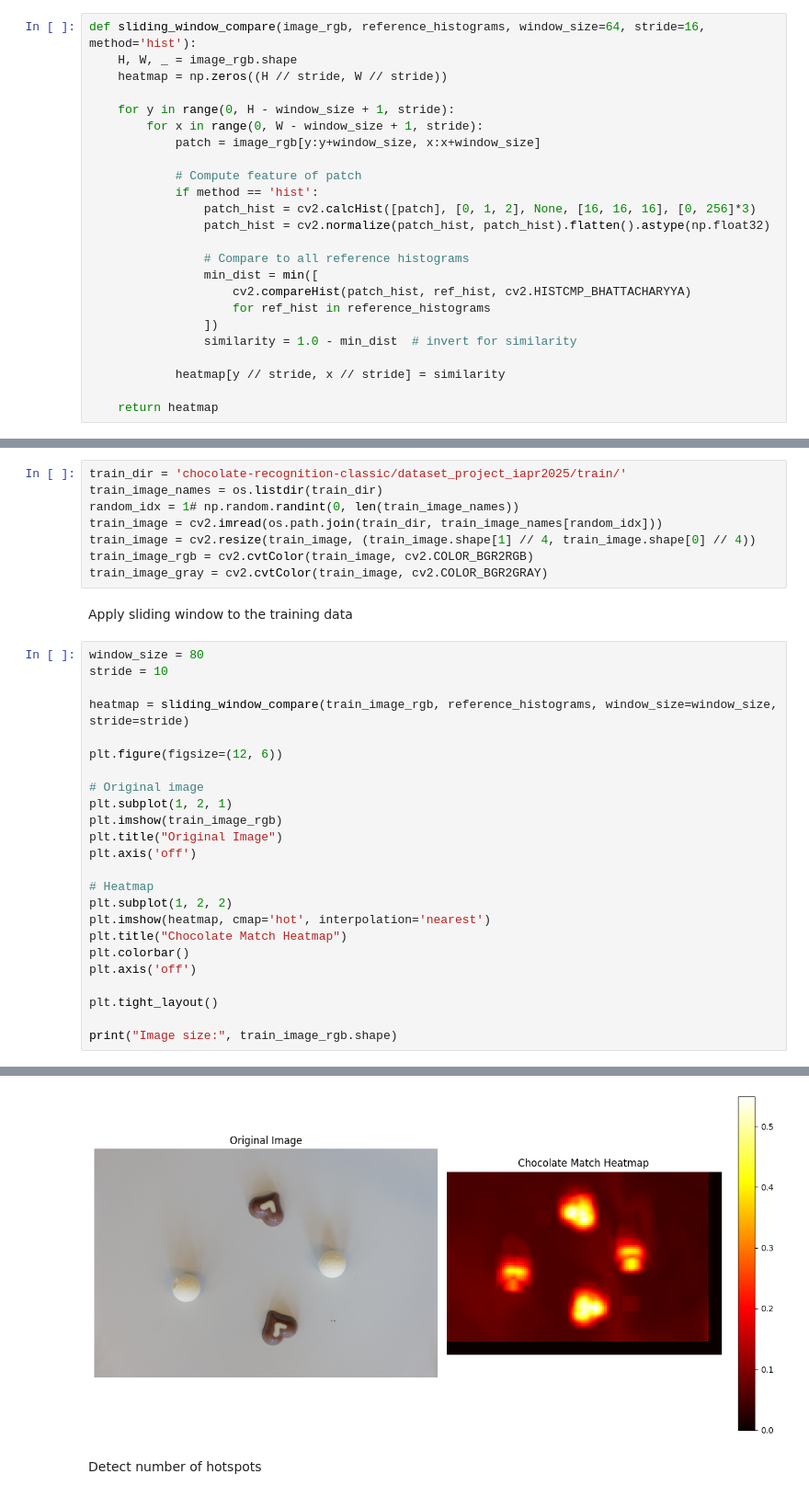
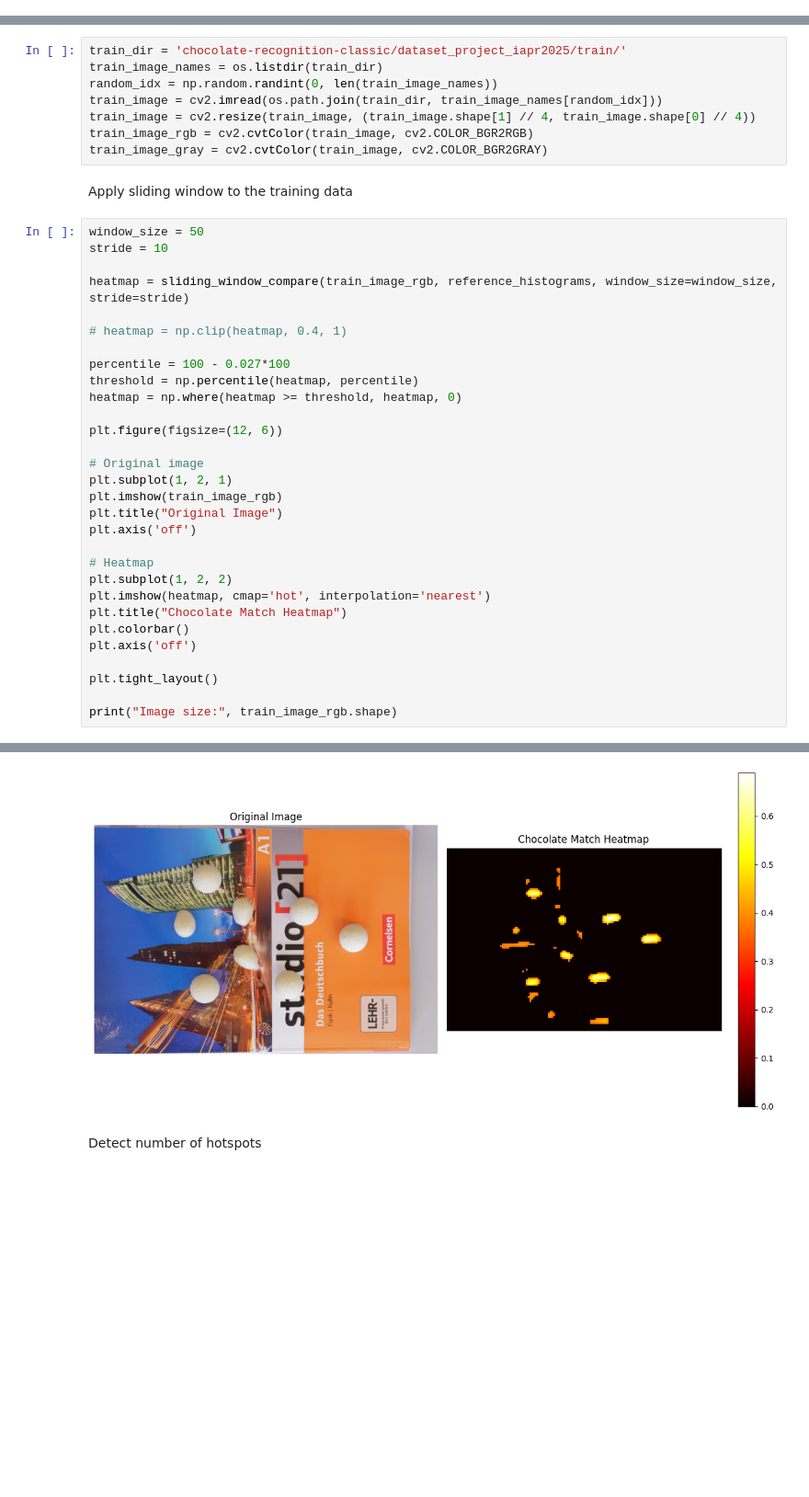
Before and after one commit to interstellxr/IAPR-project, a Jupyter notebook: project/slidingwindow.ipynb, the cells around one changed output, grey strips where cells are left out. Shown at 92% size. Saved outputs shown, nothing was run; the diff lists cells and outputs as text; blank space fills up the shorter version.

```diff
--- a/project/slidingwindow.ipynb
+++ b/project/slidingwindow.ipynb
@@ -43,24 +3,0 @@ def linear_interpolation(contours: np.ndarray, n_samples: int = 80):
-# %%
-def sliding_window_compare(image_rgb, reference_histograms, window_size=64, stride=16, method='hist'):
-    H, W, _ = image_rgb.shape
-    heatmap = np.zeros((H // stride, W // stride))
-
-    for y in range(0, H - window_size + 1, stride):
-        for x in range(0, W - window_size + 1, stride):
-            patch = image_rgb[y:y+window_size, x:x+window_size]
-
-            # Compute feature of patch
-            if method == 'hist':
-                patch_hist = cv2.calcHist([patch], [0, 1, 2], None, [16, 16, 16], [0, 256]*3)
-                patch_hist = cv2.normalize(patch_hist, patch_hist).flatten().astype(np.float32)
-
-                # Compare to all reference histograms
-                min_dist = min([
-                    cv2.compareHist(patch_hist, ref_hist, cv2.HISTCMP_BHATTACHARYYA)
-                    for ref_hist in reference_histograms
-                ])
-                similarity = 1.0 - min_dist  # invert for similarity
-
-            heatmap[y // stride, x // stride] = similarity
-
-    return heatmap
@@ -226,7 +234,7 @@ Load training data
 # %%
 train_dir = 'chocolate-recognition-classic/dataset_project_iapr2025/train/'
 train_image_names = os.listdir(train_dir)
-random_idx = 1# np.random.randint(0, len(train_image_names))
+random_idx = np.random.randint(0, len(train_image_names))
 train_image = cv2.imread(os.path.join(train_dir, train_image_names[random_idx]))
 train_image = cv2.resize(train_image, (train_image.shape[1] // 4, train_image.shape[0] // 4))
 train_image_rgb = cv2.cvtColor(train_image, cv2.COLOR_BGR2RGB)
@@ -234,32 +242,38 @@ train_image_gray = cv2.cvtColor(train_image, cv2.COLOR_BGR2GRAY)
 # %% [markdown]
 Apply sliding window to the training data
 # %%
-window_size = 80
+window_size = 50
 stride = 10
 
 heatmap = sliding_window_compare(train_image_rgb, reference_histograms, window_size=window_size, stride=stride)
+
+# heatmap = np.clip(heatmap, 0.4, 1)
+
+percentile = 100 - 0.027*100
+threshold = np.percentile(heatmap, percentile)
+heatmap = np.where(heatmap >= threshold, heatmap, 0)
 
 plt.figure(figsize=(12, 6))
 
 # Original image
 plt.subplot(1, 2, 1)
 plt.imshow(train_image_rgb)
 plt.title("Original Image")
 plt.axis('off')
 
 # Heatmap
 plt.subplot(1, 2, 2)
 plt.imshow(heatmap, cmap='hot', interpolation='nearest')
 plt.title("Chocolate Match Heatmap")
 plt.colorbar()
 plt.axis('off')
 
 plt.tight_layout()
 
 print("Image size:", train_image_rgb.shape)
 # %% [output]
 Image size: (1000, 1500, 3)
-[figure, old version]
+[figure, new version]
 # %% [markdown]
 Detect number of hotspots
 # %%
```
Also changed, not shown: parts of 18 cells of this notebook, 2 other files.
